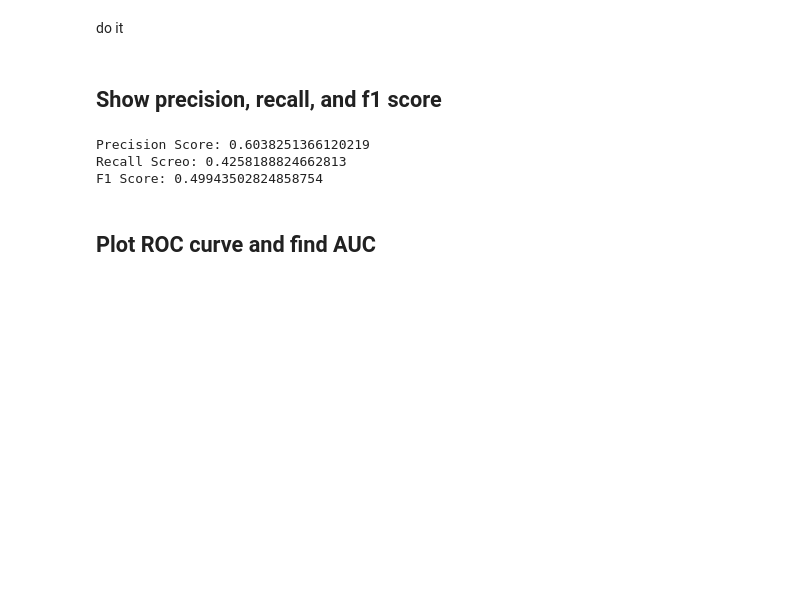
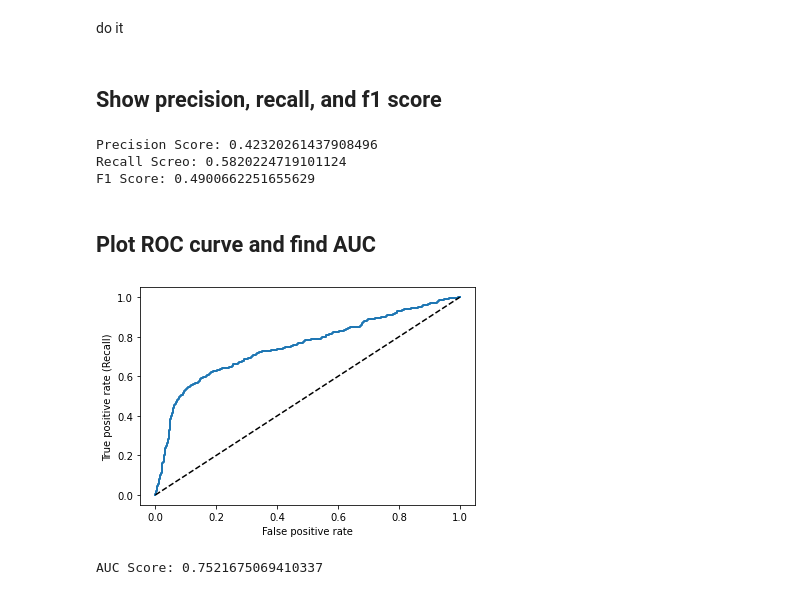
Before and after one commit to jmazor/Machine-A3, a Jupyter notebook: Mazor-A3.ipynb, the cells around one changed output. Cells and saved outputs as stored; diff of their text form; code cells hidden in the pictures; blank space fills up the shorter version.

Commit message:
Predicting with Test Set should be correct

```diff
--- a/Mazor-A3.ipynb
+++ b/Mazor-A3.ipynb
@@ -602,15 +599,36 @@ do it
 ## Show precision, recall, and f1 score
 # %%
 from sklearn.metrics import precision_score, recall_score, f1_score
-print("Precision Score: " + str(precision_score(y_train, y_predict)))
-print("Recall Screo: " + str(recall_score(y_train, y_predict)))
-print("F1 Score: " + str(f1_score(y_train, y_predict)))
+print("Precision Score: " + str(precision_score(y_test, y_predict)))
+print("Recall Screo: " + str(recall_score(y_test, y_predict)))
+print("F1 Score: " + str(f1_score(y_test, y_predict)))
 # %% [output]
-Precision Score: 0.6038251366120219
-Recall Screo: 0.4258188824662813
-F1 Score: 0.49943502824858754
+Precision Score: 0.42320261437908496
+Recall Screo: 0.5820224719101124
+F1 Score: 0.4900662251655629
 # %% [markdown]
 ##  Plot ROC curve and find AUC
 # %%
 from sklearn.metrics import roc_curve
-fpr, tpr, thresholds = roc_curve(y_train, y_scores)
+from sklearn.model_selection import cross_val_predict
+y_scores = cross_val_predict(model, X_test, y_test, cv=3,
+ method="decision_function")
+fpr, tpr, thresholds = roc_curve(y_test, y_scores)
+# %%
+def plot_roc_curve(fpr, tpr, label=None):
+    plt.plot(fpr, tpr, linewidth=2, label=label)
+    plt.plot([0, 1], [0, 1], 'k--') # dashed diagonal
+
+plot_roc_curve(fpr, tpr)
+
+plt.xlabel("False positive rate")
+plt.ylabel("True positive rate (Recall)")
+plt.show()
+# %% [output]
+[figure, added]
+# %%
+from sklearn.metrics import roc_auc_score
+print("AUC Score:", end=' ')
+print(roc_auc_score(y_test, y_scores))
+# %% [output]
+AUC Score: 0.7521675069410337
```
Also changed, not shown: parts of 16 cells of this notebook.
